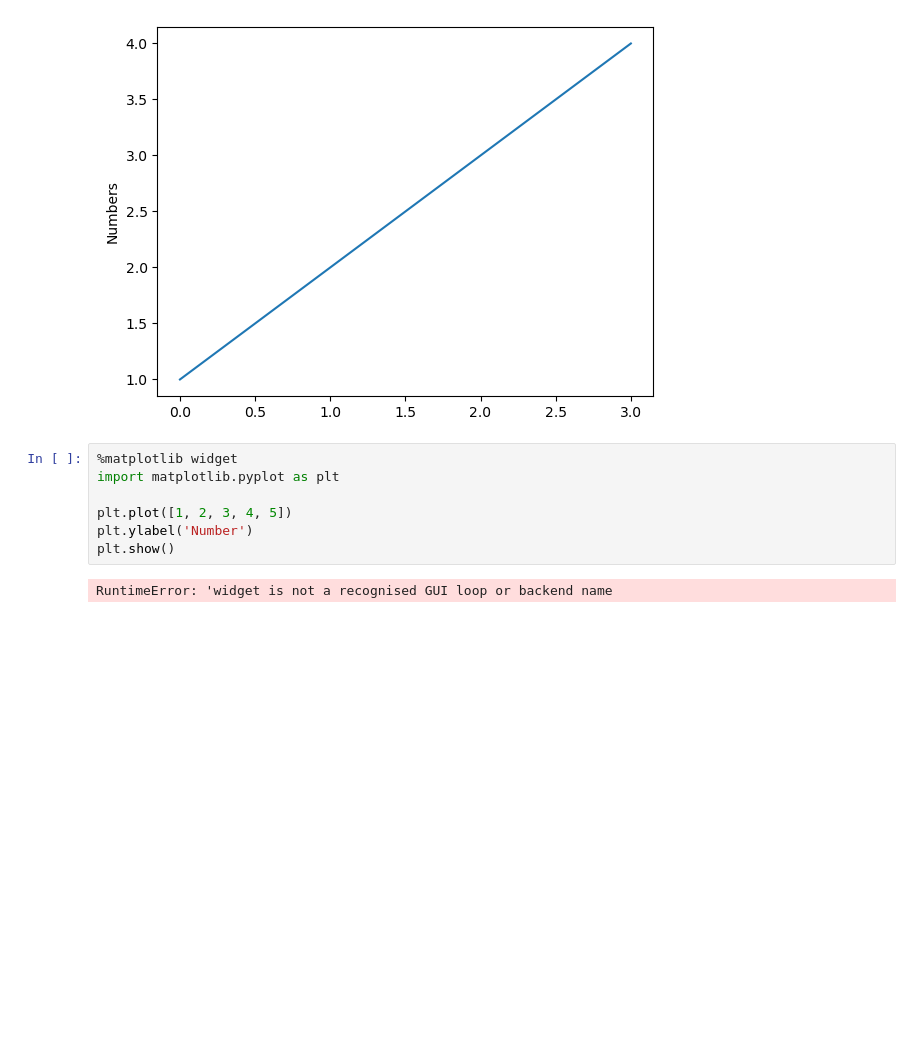
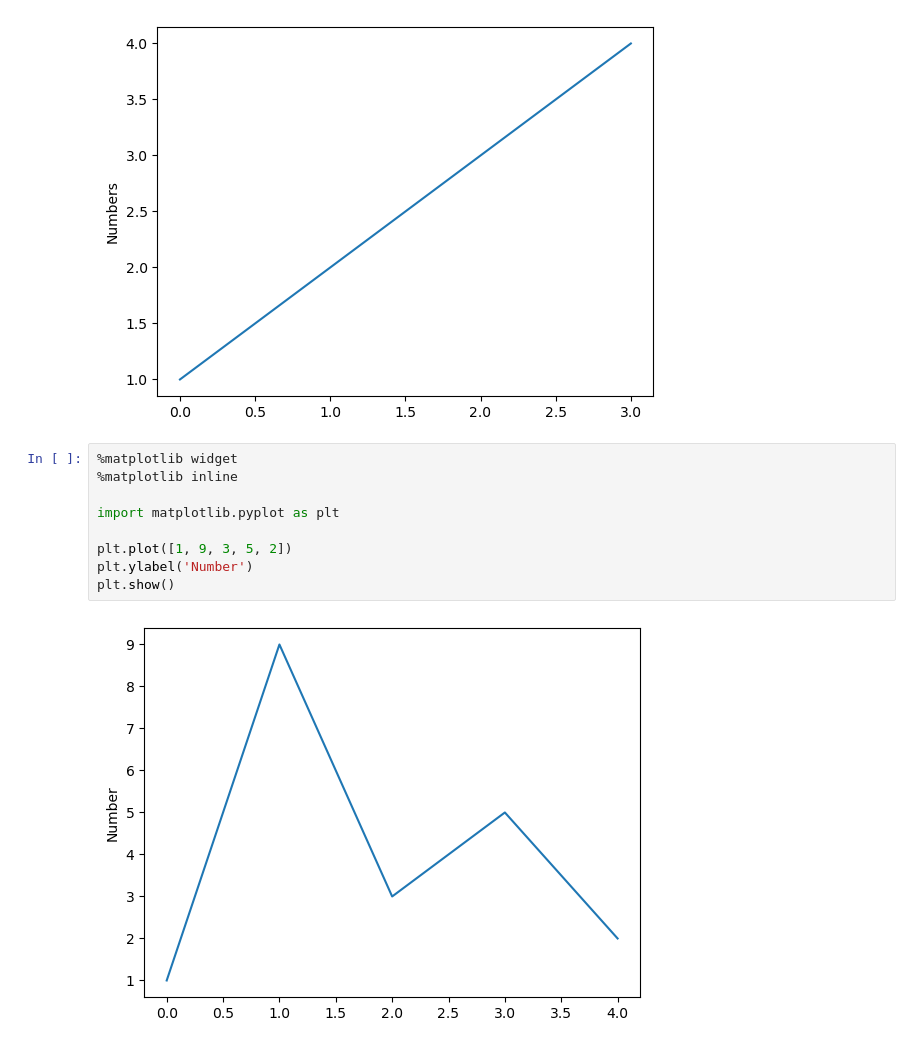
Before and after one commit to jatinvish-01/Maplotlib-Jupyter, a Jupyter notebook: Example.ipynb, the cells around one changed output. Saved outputs shown, nothing was run; the diff lists cells and outputs as text; blank space fills up the shorter version.

```diff
--- a/Example.ipynb
+++ b/Example.ipynb
@@ -9,10 +9,12 @@ plt.show()
 [figure]
 # %%
 %matplotlib widget
+%matplotlib inline
+
 import matplotlib.pyplot as plt
 
-plt.plot([1, 2, 3, 4, 5])
+plt.plot([1, 9, 3, 5, 2])
 plt.ylabel('Number')
 plt.show()
 # %% [output]
-RuntimeError: 'widget is not a recognised GUI loop or backend name
+[figure, added]
```
Also changed, not shown: 4 other files.
